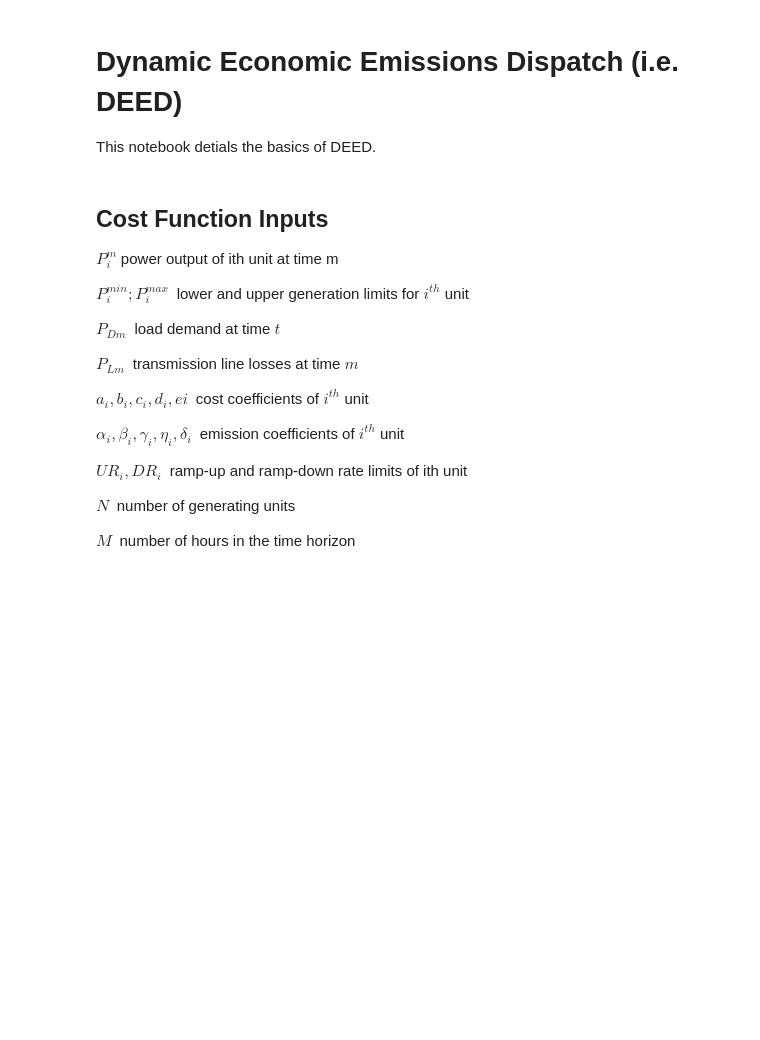
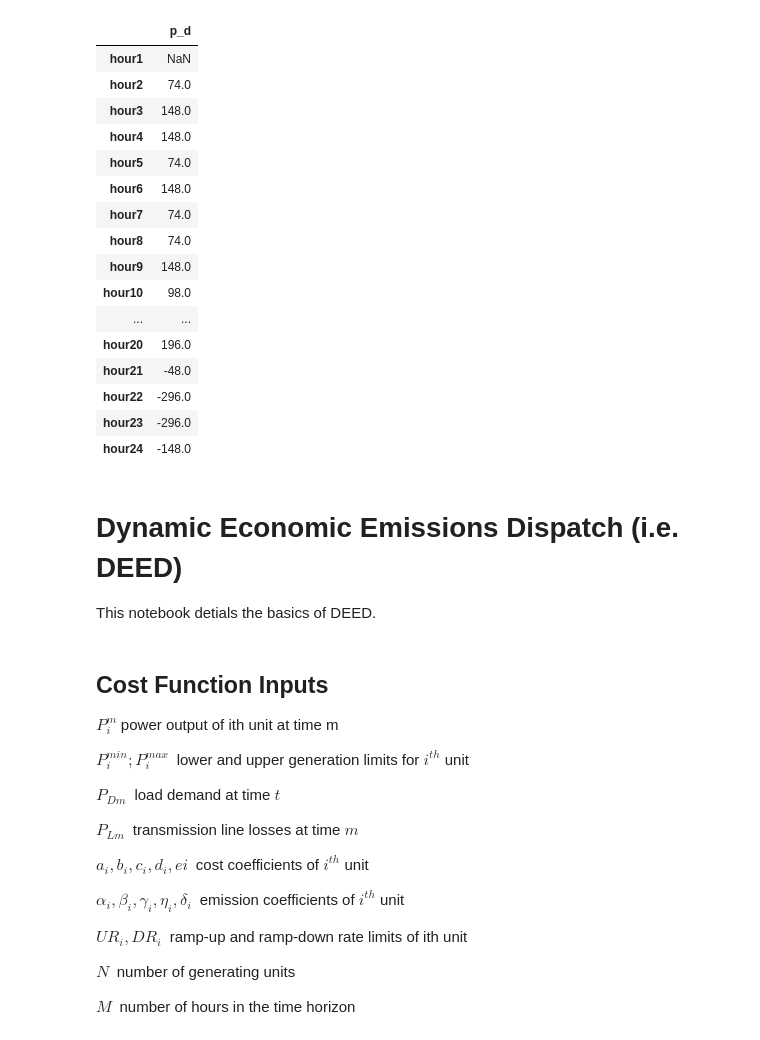
Before and after one commit to danielcregg/jupyterNotebooks, a Jupyter notebook: DEED.ipynb, the cells around one changed output. Saved outputs shown, nothing was run; the diff lists cells and outputs as text; code cells hidden in the pictures; blank space fills up the shorter version.

```diff
--- a/DEED.ipynb
+++ b/DEED.ipynb
@@ -1,3 +1,37 @@
+# %%
+# data in the form of list of tuples
+hour_power_demand = pd.DataFrame([(1036),(1110),(1258),(1406),(1480),(1628),(1702),(1776),(1924),(2022),(2106),(2150),(2072),(1924),(1776),(1554),(1480),(1628),(1776),(1972),(1924),(1628),(1332),(1184)],
+                                 columns=["p_d"],
+                                 index=["hour1","hour2","hour3","hour4","hour5","hour6","hour7","hour8","hour9","hour10","hour11","hour12","hour13","hour14","hour15","hour16","hour17","hour18","hour19","hour20","hour21","hour22","hour23","hour24"])
+
+hour_power_demand.diff()
+
+
+# Show full dataFrame
+#print(hour_power_demand)
+
+#ax = hour_power_demand.plot(title="HOURLY POWER DEMAND", kind="bar", color='red')
+
+#ax.set_xlabel("Hour")
+#ax.set_ylabel("MW")
+# %% [output]
+|  | p_d |
+| hour1 | NaN |
+| hour2 | 74.0 |
+| hour3 | 148.0 |
+| hour4 | 148.0 |
+| hour5 | 74.0 |
+| hour6 | 148.0 |
+| hour7 | 74.0 |
+| hour8 | 74.0 |
+| hour9 | 148.0 |
+| hour10 | 98.0 |
+| ... | ... |
+| hour20 | 196.0 |
+| hour21 | -48.0 |
+| hour22 | -296.0 |
+| hour23 | -296.0 |
+| hour24 | -148.0 |
 # %% [markdown]
 # Dynamic Economic Emissions Dispatch (i.e. DEED)
 This notebook detials the basics of DEED.
```
Also changed, not shown: parts of 2 cells of this notebook.
